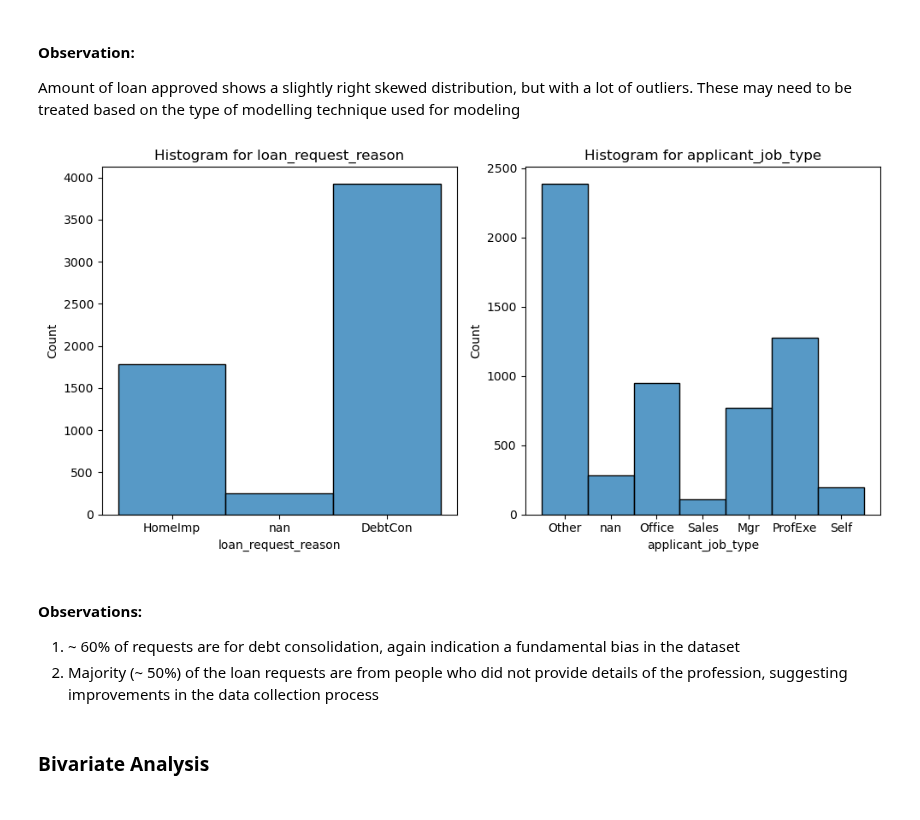
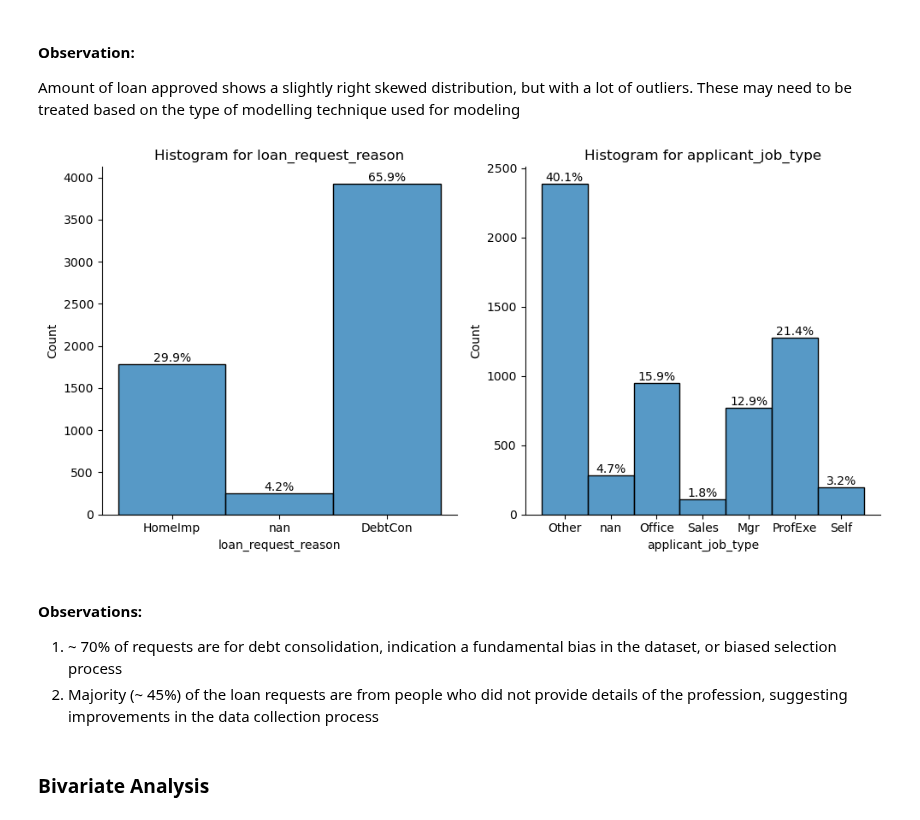
Before and after one commit to vmagar1729/analytiqbit, a Jupyter notebook: notebooks/Capstone_Project_Reference_Notebook_Loan_Default_Prediction_Full_Code.ipynb, the cells around one changed output. Cells and saved outputs as stored; diff of their text form; code cells hidden in the pictures.

```diff
--- a/notebooks/Capstone_Project_Reference_Notebook_Loan_Default_Prediction_Full_Code.ipynb
+++ b/notebooks/Capstone_Project_Reference_Notebook_Loan_Default_Prediction_Full_Code.ipynb
@@ -307,5 +290,9 @@ col_types
 # %%
-# get numeric columns from the column list above
+# Create list of columns by dtype(s)
+col_types = segregate_columns_by_dtype(default_imputed)
+# get numeric columns from the column type list
 num_cols = col_types['float64'] + col_types['int64']
+# Remove target column
 num_cols.remove('client_defaulted_on_loan')
-num_cols
+# get categorical columns from the column type list
+cat_cols = col_types['object']
@@ -405,35 +381,39 @@ histogram_boxplot(default_imputed, num_cols[9])
 Amount of loan approved shows a slightly right skewed distribution, but with a lot of outliers. These may need to be treated based on the type of modelling technique used for modeling
 # %%
 # Plot distribution of categorical columns
-cat_cols = col_types['object']
-
 # Determine the number of rows and columns for subplots
 numof_cols = len(cat_cols)
 cols_per_row = 3  # Number of subplots per row
 num_rows = math.ceil(numof_cols / cols_per_row)  # Calculate the required number of rows
 
 # Create subplots
 fig, axes = plt.subplots(num_rows, cols_per_row, figsize=(15, 5 * num_rows))  # Adjust size as needed
 axes = axes.flatten()  # Flatten the axes array for easy iteration
 
 # Plot each column
 for i, col in enumerate(cat_cols):
     sns.histplot(default_imputed, x=col, ax=axes[i])  # Use the corresponding subplot axis
     axes[i].set_title(f"Histogram for {col}")
+    total = len(default_imputed[col])
+    for bar in axes[i].patches:
+        height = bar.get_height()
+        percentage = (height / total) * 100  # Calculate percentage
+        axes[i].text(bar.get_x() + bar.get_width() / 2, height, f'{percentage:.1f}%', ha='center', va='bottom', fontsize=10)
+    sns.despine()
 
 # Hide any unused subplots
 for j in range(i + 1, len(axes)):
     axes[j].set_visible(False)
 
 # Adjust layout
 plt.tight_layout()
 plt.show()
 # %% [output]
-[figure, old version]
+[figure, new version]
 # %% [markdown]
 #### Observations:
-1. ~ 60% of requests are for debt consolidation, again indication a fundamental bias in the dataset
-2. Majority (~ 50%) of the loan requests are from people who did not provide details of the profession, suggesting improvements in the data collection process
+1. ~ 70% of requests are for debt consolidation, indication a fundamental bias in the dataset, or biased selection process
+2. Majority (~ 45%) of the loan requests are from people who did not provide details of the profession, suggesting improvements in the data collection process
 # %% [markdown]
 ### **Bivariate Analysis**
 # %% [markdown]
```
Also changed, not shown: parts of 21 cells of this notebook, 2 other files.
